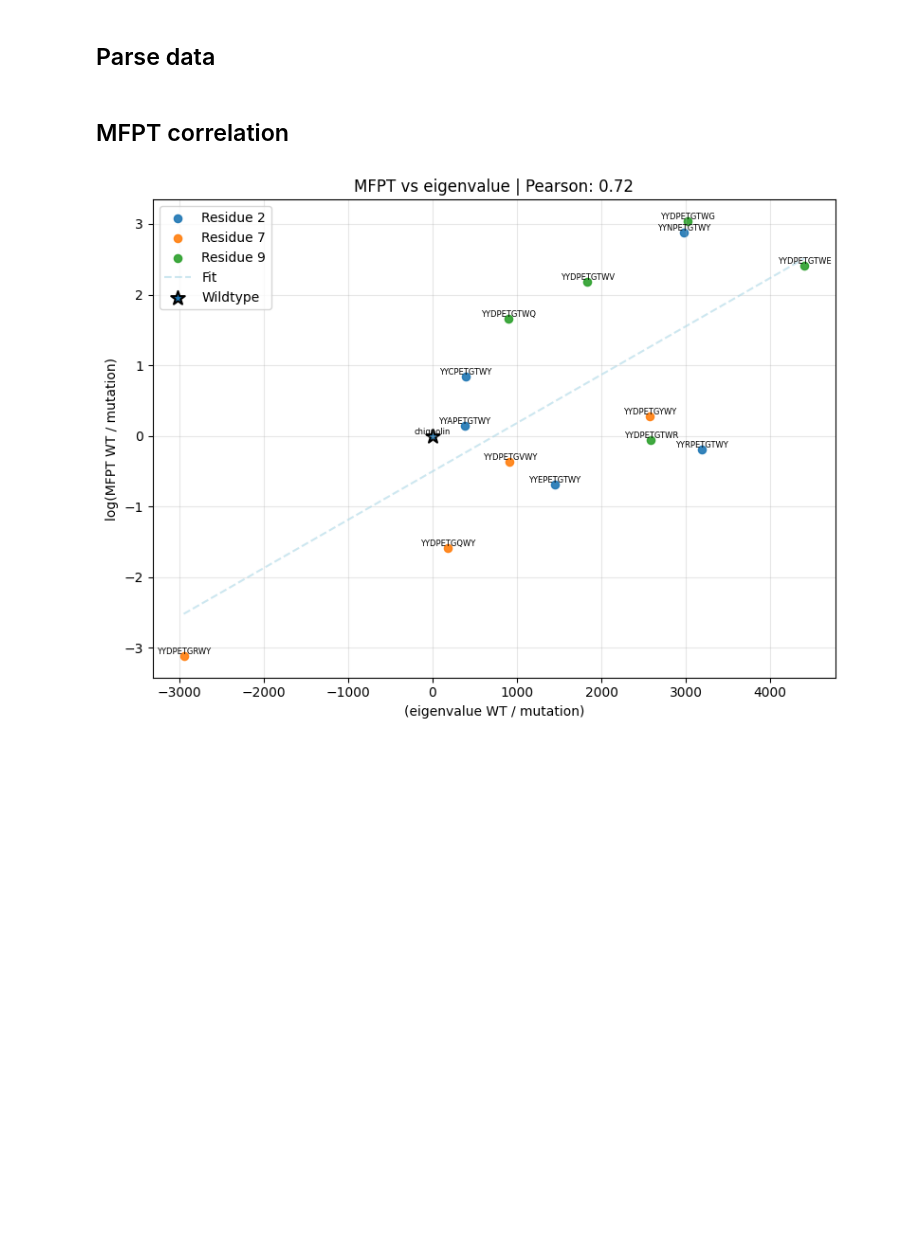
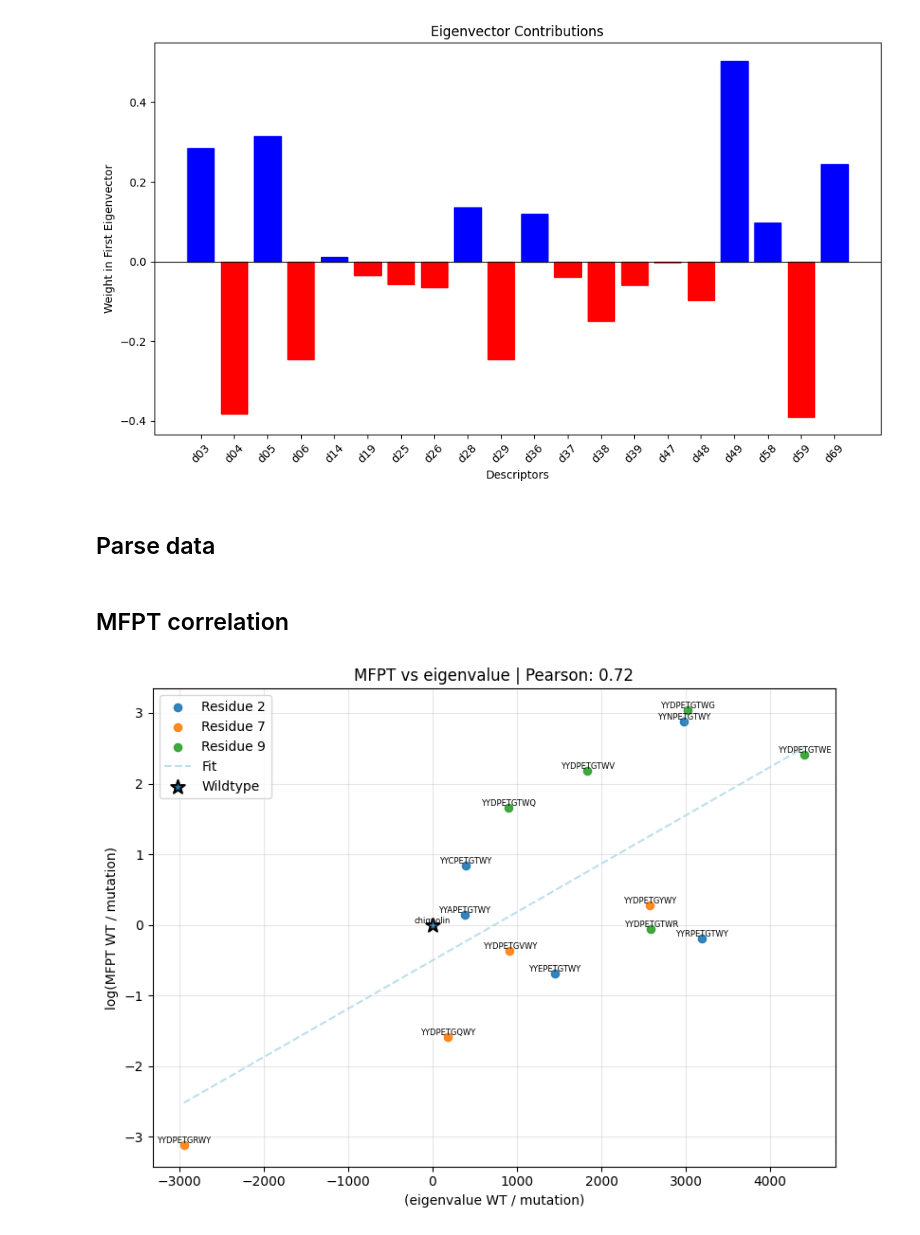
Before and after one commit to MendelsResearchGroup/guiding-peptide-kinetics, a Jupyter notebook: src/dan.ipynb, the cells around one changed output. Saved outputs shown, nothing was run; the diff lists cells and outputs as text; code cells hidden in the pictures; blank space fills up the shorter version.

Commit message:
Add weights bar plot

```diff
--- a/src/dan.ipynb
+++ b/src/dan.ipynb
@@ -1,3 +1,44 @@
+# %%
+import matplotlib.pyplot as plt
+
+data = {
+    "d03": 0.2852,
+    "d04": -0.3814,
+    "d05": 0.3155,
+    "d06": -0.2451,
+    "d14": 0.0115,
+    "d19": -0.0349,
+    "d25": -0.0565,
+    "d26": -0.0643,
+    "d28": 0.1351,
+    "d29": -0.2465,
+    "d36": 0.1189,
+    "d37": -0.0379,
+    "d38": -0.1486,
+    "d39": -0.0598,
+    "d47": -0.0022,
+    "d48": -0.0977,
+    "d49": 0.5042,
+    "d58": 0.0985,
+    "d59": -0.3898,
+    "d69": 0.2434,
+}
+
+plt.figure(figsize=(10, 6))
+bars = plt.bar(data.keys(), data.values())
+
+for bar, val in zip(bars, data.values()):
+    bar.set_color("blue" if val >= 0 else "red")
+
+plt.axhline(0, color="black", linewidth=0.8)
+plt.xticks(rotation=45)
+plt.ylabel("Weight in First Eigenvector")
+plt.xlabel("Descriptors")
+plt.title("Eigenvector Contributions")
+plt.tight_layout()
+plt.show()
+# %% [output]
+[figure, added]
 # %% [markdown]
 ## Parse data
 # %%
```
Also changed, not shown: parts of 1 cell of this notebook.
